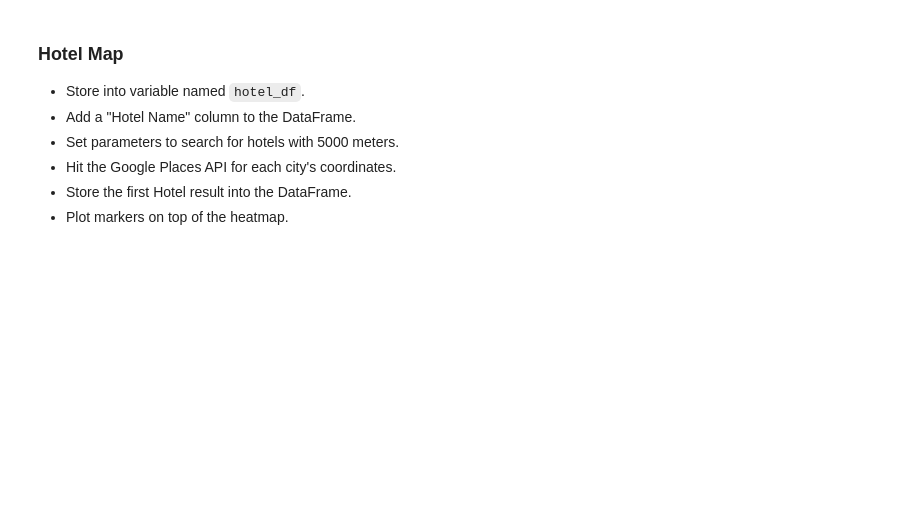
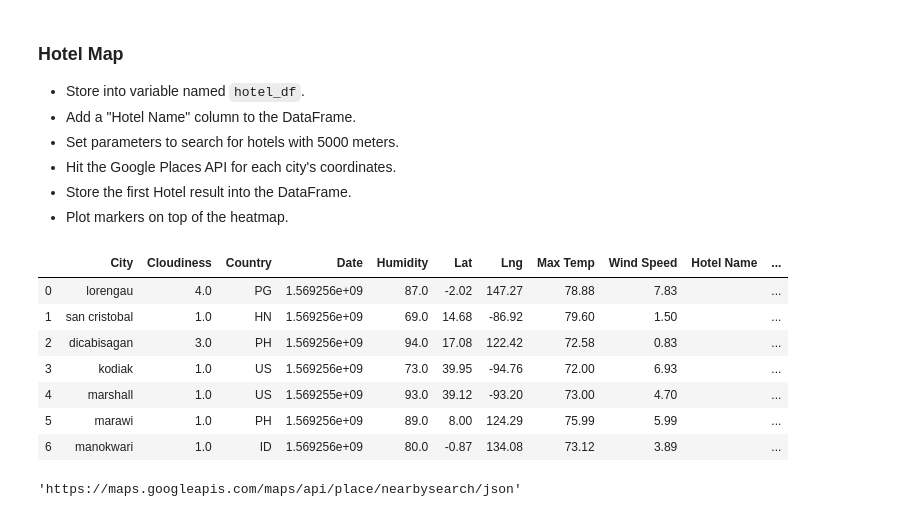
Before and after one commit to cemoga/python-api-challenge, a Jupyter notebook: WeatherPy/VacationPy.ipynb, the cells around one changed output. Cells and saved outputs as stored; diff of their text form; code cells hidden in the pictures; blank space fills up the shorter version.

```diff
--- a/WeatherPy/VacationPy.ipynb
+++ b/WeatherPy/VacationPy.ipynb
@@ -117,3 +118,36 @@ cities_nice
 * Hit the Google Places API for each city's coordinates.
 * Store the first Hotel result into the DataFrame.
 * Plot markers on top of the heatmap.
+# %%
+hotel_df = cities_nice
+
+hotel_df['Hotel Name'] = ""
+hotel_df['Address'] = ""
+hotel_df['User Ratings'] = ""
+hotel_df['Rating'] = ""
+
+
+hotel_df
+# %% [output]
+|  | City | Cloudiness | Country | Date | Humidity | Lat | Lng | Max Temp | Wind Speed | Hotel Name | ... |
+| 0 | lorengau | 4.0 | PG | 1.569256e+09 | 87.0 | -2.02 | 147.27 | 78.88 | 7.83 |  | ... |
+| 1 | san cristobal | 1.0 | HN | 1.569256e+09 | 69.0 | 14.68 | -86.92 | 79.60 | 1.50 |  | ... |
+| 2 | dicabisagan | 3.0 | PH | 1.569256e+09 | 94.0 | 17.08 | 122.42 | 72.58 | 0.83 |  | ... |
+| 3 | kodiak | 1.0 | US | 1.569256e+09 | 73.0 | 39.95 | -94.76 | 72.00 | 6.93 |  | ... |
+| 4 | marshall | 1.0 | US | 1.569255e+09 | 93.0 | 39.12 | -93.20 | 73.00 | 4.70 |  | ... |
+| 5 | marawi | 1.0 | PH | 1.569256e+09 | 89.0 | 8.00 | 124.29 | 75.99 | 5.99 |  | ... |
+| 6 | manokwari | 1.0 | ID | 1.569256e+09 | 80.0 | -0.87 | 134.08 | 73.12 | 3.89 |  | ... |
+# %%
+# find the closest restaurant of each type to coordinates
+
+base_url = "https://maps.googleapis.com/maps/api/place/nearbysearch/json"
+
+params = {
+    "rankby": "distance",
+    "type": "hotel",
+    "key": g_key,
+}
+
+base_url
+# %% [output]
+'https://maps.googleapis.com/maps/api/place/nearbysearch/json'
```
Also changed, not shown: parts of 4 cells of this notebook.
